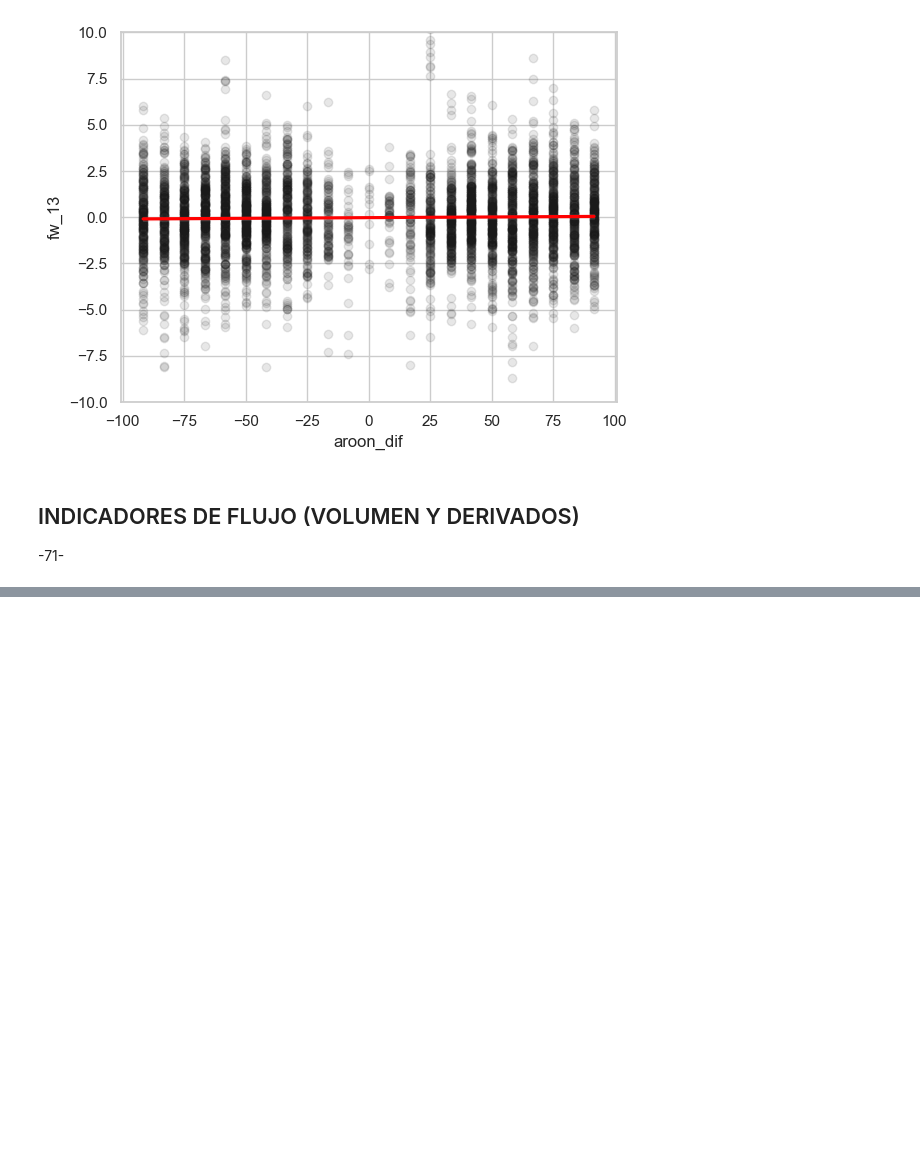
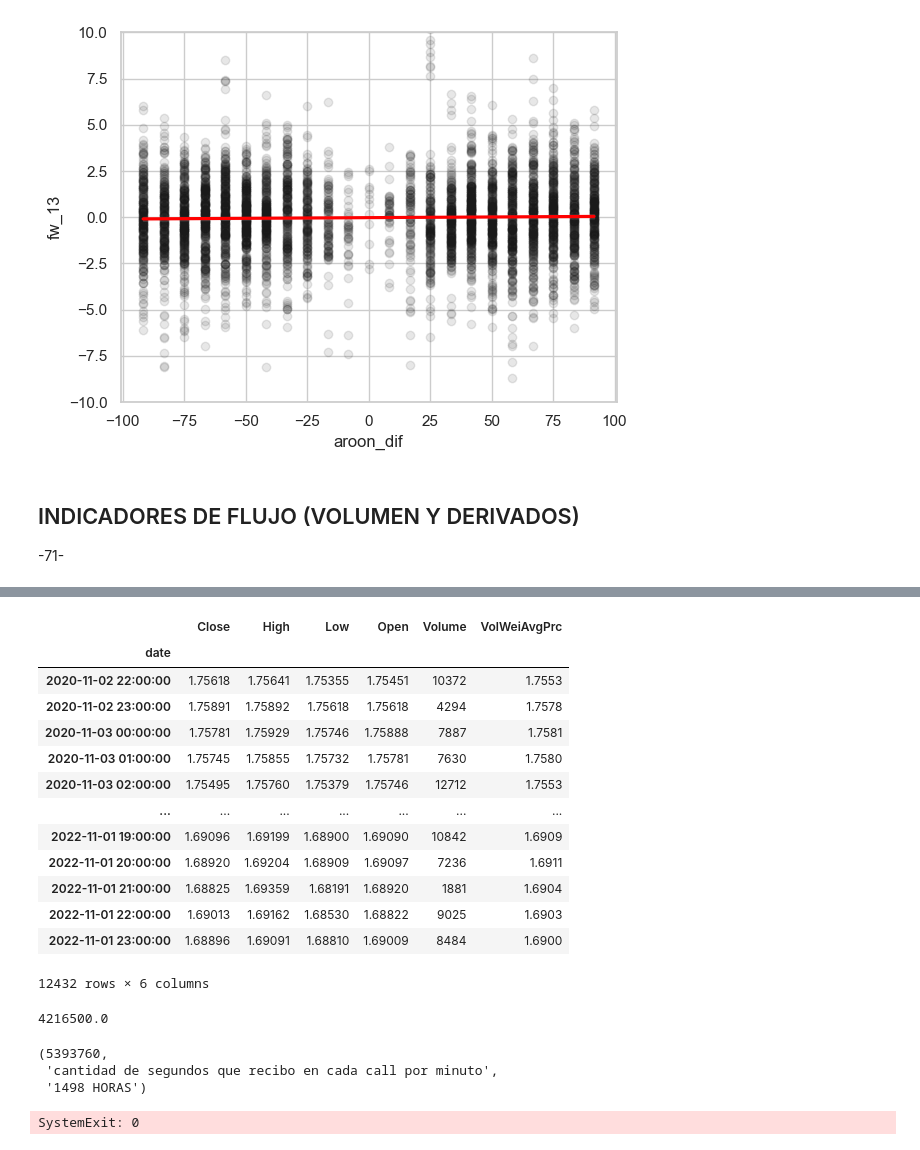
Before and after one commit to jackonedev/ZPRO_backtesting, a Jupyter notebook: quantitative_backtest-02.ipynb, the cells around one changed output, grey strips where cells are left out. Saved outputs shown, nothing was run; the diff lists cells and outputs as text; code cells hidden in the pictures; blank space fills up the shorter version.

```diff
--- a/quantitative_backtest-02.ipynb
+++ b/quantitative_backtest-02.ipynb
@@ -337,0 +455,37 @@ g.set(ylim=(-10,10))
+# %%
+df
+# %% [output]
+|  | Close | High | Low | Open | Volume | VolWeiAvgPrc |
+| date |  |  |  |  |  |  |
+| 2020-11-02 22:00:00 | 1.75618 | 1.75641 | 1.75355 | 1.75451 | 10372 | 1.7553 |
+| 2020-11-02 23:00:00 | 1.75891 | 1.75892 | 1.75618 | 1.75618 | 4294 | 1.7578 |
+| 2020-11-03 00:00:00 | 1.75781 | 1.75929 | 1.75746 | 1.75888 | 7887 | 1.7581 |
+| 2020-11-03 01:00:00 | 1.75745 | 1.75855 | 1.75732 | 1.75781 | 7630 | 1.7580 |
+| 2020-11-03 02:00:00 | 1.75495 | 1.75760 | 1.75379 | 1.75746 | 12712 | 1.7553 |
+| ... | ... | ... | ... | ... | ... | ... |
+| 2022-11-01 19:00:00 | 1.69096 | 1.69199 | 1.68900 | 1.69090 | 10842 | 1.6909 |
+| 2022-11-01 20:00:00 | 1.68920 | 1.69204 | 1.68909 | 1.69097 | 7236 | 1.6911 |
+| 2022-11-01 21:00:00 | 1.68825 | 1.69359 | 1.68191 | 1.68920 | 1881 | 1.6904 |
+| 2022-11-01 22:00:00 | 1.69013 | 1.69162 | 1.68530 | 1.68822 | 9025 | 1.6903 |
+| 2022-11-01 23:00:00 | 1.68896 | 1.69091 | 1.68810 | 1.69009 | 8484 | 1.6900 |
+12432 rows × 6 columns
+# %%
+print((df.index[-1] - df.index[0]).total_seconds())
+
+#
+63072000, "cantidad de segundos que recibo en cada call por mes", "730 DIAS"
+62899200, "cantidad de segundos que recibo en cada call por semana", "728 DIAS"
+62985600, "cantidad de segundos que recibo en cada call por dia", "729 DIAS"
+5389200, "cantidad de segundos que recibo en cada call por hora", "1497 HORAS"
+5393760, "cantidad de segundos que recibo en cada call por minuto", "1498 HORAS"
+# %% [output]
+4216500.0
+(5393760,
+ 'cantidad de segundos que recibo en cada call por minuto',
+ '1498 HORAS')
+# %%
+import sys
+
+sys.exit(0)
+# %% [output]
+SystemExit: 0
```
Also changed, not shown: parts of 16 cells of this notebook.
